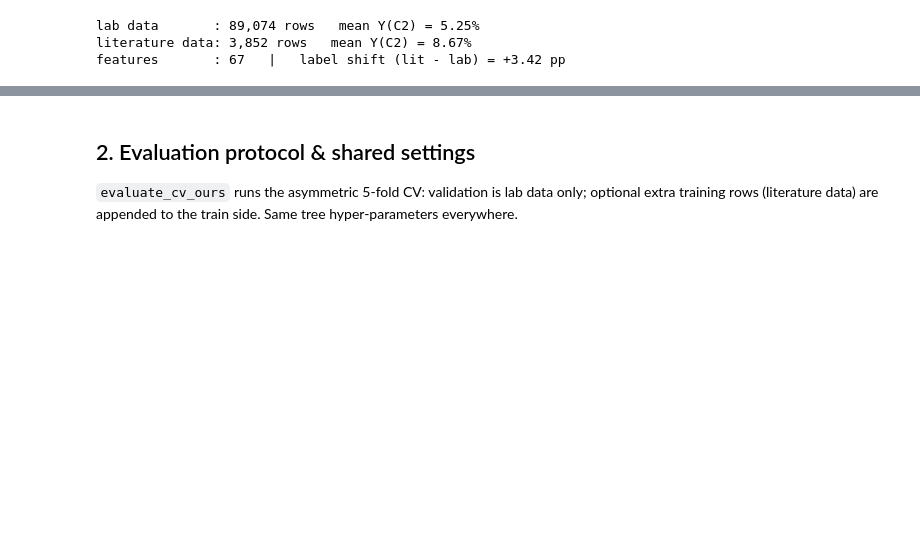
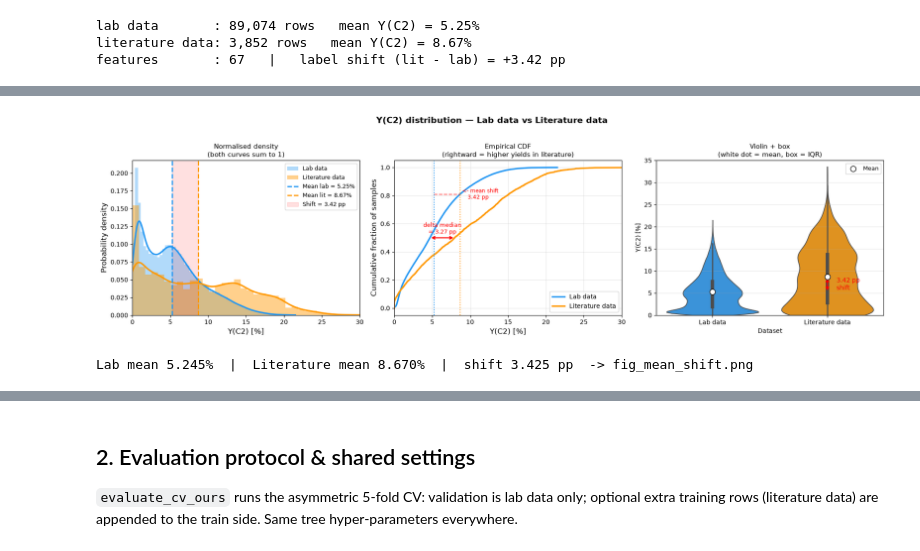
Before and after one commit to ParthN9i4/OCM-Dataset-JAIST, a Jupyter notebook: ocm_methodology.ipynb, the cells around one changed output, grey strips where cells are left out. Cells and saved outputs as stored; diff of their text form; code cells hidden in the pictures; blank space fills up the shorter version.

```diff
--- a/ocm_methodology.ipynb
+++ b/ocm_methodology.ipynb
@@ -54,0 +60,55 @@ features       : 67   |   label shift (lit - lab) = +3.42 pp
+# %%
+# ── Report Figure 1 — label shift (three complementary views) ────────────────
+from scipy.stats import gaussian_kde
+fig, axes = plt.subplots(1, 3, figsize=(18, 5))
+fig.suptitle("Y(C2) distribution — Lab data vs Literature data", fontsize=14, fontweight='bold', y=1.02)
+BLUE = '#2196F3'; ORANGE = '#FF9800'
+mean_lab = y_lab.mean(); mean_lit = y_lit.mean(); shift = mean_lit - mean_lab
+
+# Panel 1: normalised density (hist + KDE)
+ax = axes[0]
+ax.hist(y_lab, bins=60, density=True, alpha=0.35, color=BLUE,   label='Lab data')
+ax.hist(y_lit, bins=40, density=True, alpha=0.45, color=ORANGE, label='Literature data')
+for y, color in [(y_lab, BLUE), (y_lit, ORANGE)]:
+    kde = gaussian_kde(y, bw_method=0.15); xs = np.linspace(0, y.max(), 400)
+    ax.plot(xs, kde(xs), color=color, lw=2.5)
+ax.axvline(mean_lab, color=BLUE,   lw=2, ls='--', label=f'Mean lab = {mean_lab:.2f}%')
+ax.axvline(mean_lit, color=ORANGE, lw=2, ls='--', label=f'Mean lit = {mean_lit:.2f}%')
+ax.axvspan(mean_lab, mean_lit, alpha=0.12, color='red', label=f'Shift = {shift:.2f} pp')
+ax.set_xlabel('Y(C2) [%]', fontsize=12); ax.set_ylabel('Probability density', fontsize=12)
+ax.set_title('Normalised density\n(both curves sum to 1)', fontsize=11)
+ax.set_xlim(0, 30); ax.legend(fontsize=9)
+
+# Panel 2: empirical CDF
+ax = axes[1]
+for y, color, label in [(y_lab, BLUE, 'Lab data'), (y_lit, ORANGE, 'Literature data')]:
+    sy = np.sort(y); cdf = np.arange(1, len(y) + 1) / len(y)
+    ax.plot(sy, cdf, color=color, lw=2.5, label=label)
+p50_lab = np.percentile(y_lab, 50); p50_lit = np.percentile(y_lit, 50)
+ax.annotate('', xy=(p50_lit, 0.50), xytext=(p50_lab, 0.50), arrowprops=dict(arrowstyle='<->', color='red', lw=1.8))
+ax.text((p50_lab + p50_lit) / 2, 0.53, f'delta median\n= {p50_lit - p50_lab:.2f} pp', ha='center', fontsize=9, color='red')
+frac = (y_lab < mean_lit).mean()
+ax.plot([mean_lab, mean_lit], [frac, frac], 'r--', lw=1.5, alpha=0.6)
+ax.text(mean_lit + 0.3, frac, f'<- mean shift\n   {shift:.2f} pp', fontsize=8.5, color='red', va='center')
+ax.axvline(mean_lab, color=BLUE, lw=1.5, ls=':'); ax.axvline(mean_lit, color=ORANGE, lw=1.5, ls=':')
+ax.set_xlabel('Y(C2) [%]', fontsize=12); ax.set_ylabel('Cumulative fraction of samples', fontsize=12)
+ax.set_title('Empirical CDF\n(rightward = higher yields in literature)', fontsize=11)
+ax.set_xlim(0, 30); ax.legend(fontsize=10); ax.grid(True, alpha=0.3)
+
+# Panel 3: violin + box
+ax = axes[2]
+plot_df = pd.DataFrame({'Y(C2) [%]': np.concatenate([y_lab, y_lit]),
+    'Dataset': ['Lab data'] * len(y_lab) + ['Literature data'] * len(y_lit)})
+sns.violinplot(data=plot_df, x='Dataset', y='Y(C2) [%]',
+               palette={'Lab data': BLUE, 'Literature data': ORANGE}, inner='box', cut=0, ax=ax)
+ax.scatter(['Lab data', 'Literature data'], [mean_lab, mean_lit], color='white', edgecolor='black', s=80, zorder=5, label='Mean')
+ax.annotate('', xy=(1, mean_lit), xytext=(1, mean_lab), arrowprops=dict(arrowstyle='<->', color='red', lw=2))
+ax.text(1.08, (mean_lab + mean_lit) / 2, f'{shift:.2f} pp\nshift', color='red', fontsize=10, va='center')
+ax.set_title('Violin + box\n(white dot = mean, box = IQR)', fontsize=11)
+ax.legend(fontsize=9); ax.set_ylim(0, 35); ax.grid(True, alpha=0.3, axis='y')
+
+plt.tight_layout(); plt.savefig('fig_mean_shift.png', bbox_inches='tight', dpi=130); plt.show()
+print(f"Lab mean {mean_lab:.3f}%  |  Literature mean {mean_lit:.3f}%  |  shift {shift:.3f} pp  -> fig_mean_shift.png")
+# %% [output]
+[figure, added]
+Lab mean 5.245%  |  Literature mean 8.670%  |  shift 3.425 pp  -> fig_mean_shift.png
```
Also changed, not shown: parts of 9 cells of this notebook, 10 other files.
